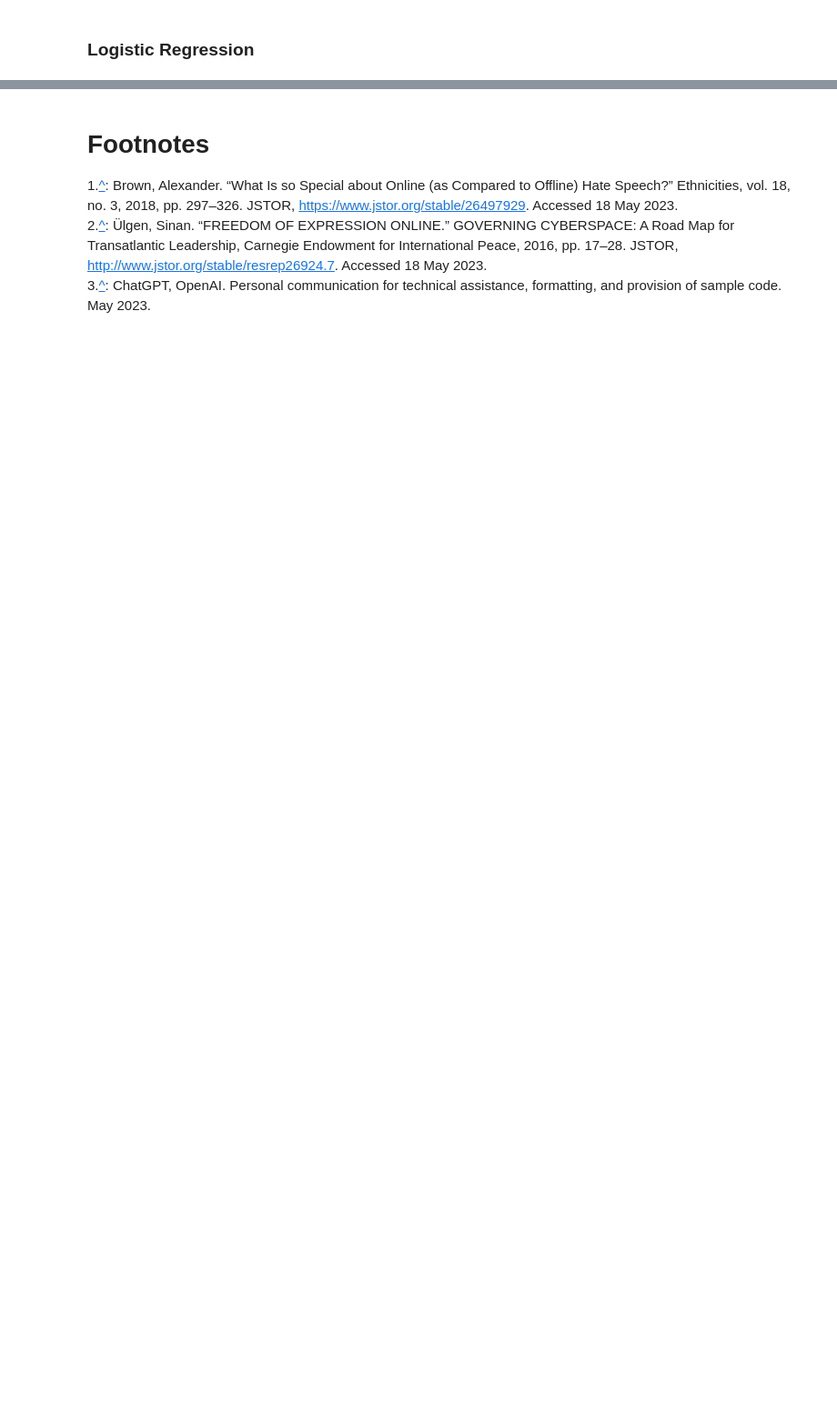
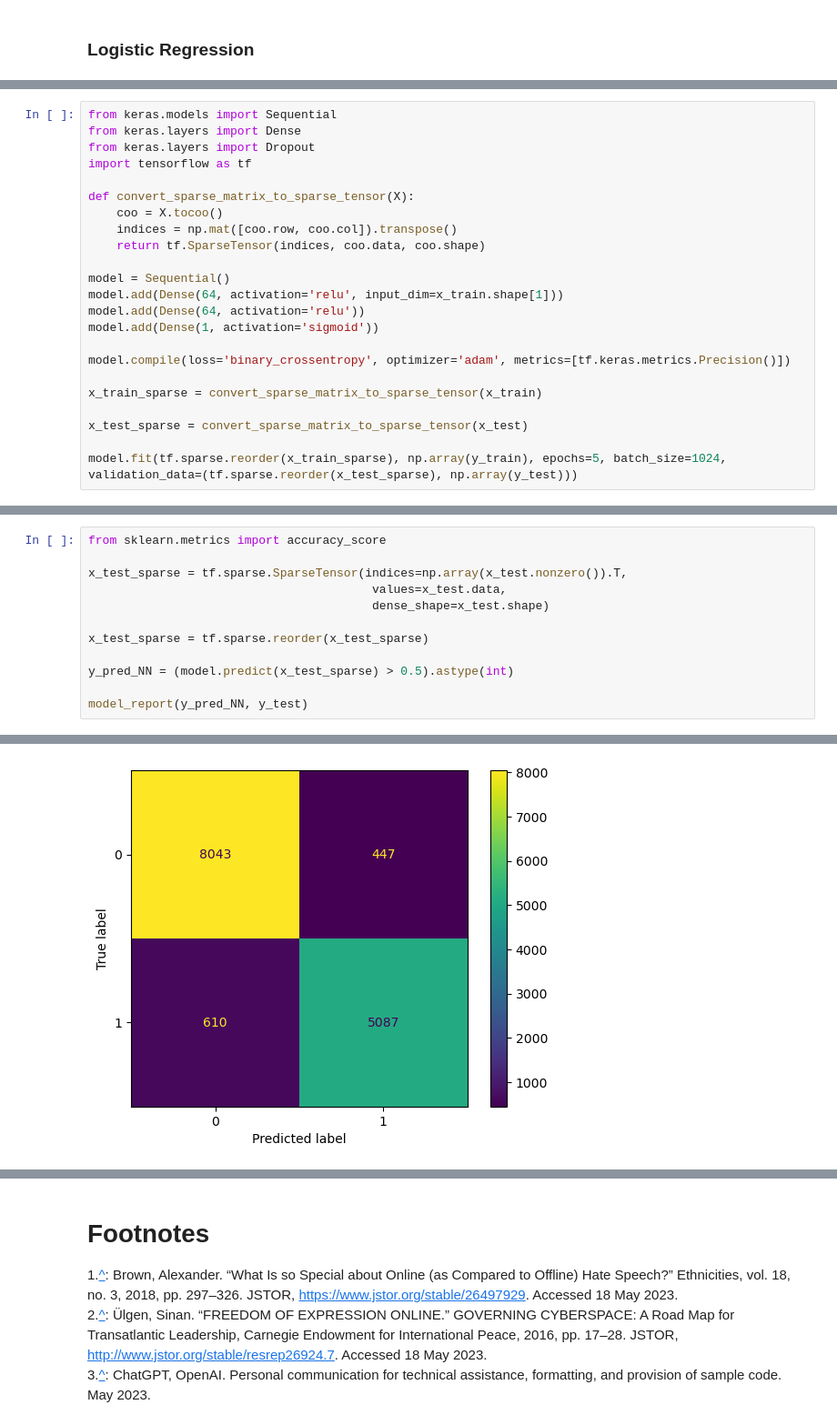
Before and after one commit to COGS118A/Group021-SP23, a Jupyter notebook: FinalProject_Group021-SP23.ipynb, the cells around one changed output, grey strips where cells are left out. Shown: that part at 91% size. Drawn from its saved outputs; the diff is of its cells as text; blank space fills up the shorter version.

```diff
--- a/FinalProject_Group021-SP23.ipynb
+++ b/FinalProject_Group021-SP23.ipynb
@@ -727,0 +535,23 @@ FILL here
+# %%
+from keras.models import Sequential
+from keras.layers import Dense
+from keras.layers import Dropout
+import tensorflow as tf
+
+def convert_sparse_matrix_to_sparse_tensor(X):
+    coo = X.tocoo()
+    indices = np.mat([coo.row, coo.col]).transpose()
+    return tf.SparseTensor(indices, coo.data, coo.shape)
+
+model = Sequential()
+model.add(Dense(64, activation='relu', input_dim=x_train.shape[1]))
+model.add(Dense(64, activation='relu'))
+model.add(Dense(1, activation='sigmoid'))
+
+model.compile(loss='binary_crossentropy', optimizer='adam', metrics=[tf.keras.metrics.Precision()])
+
+x_train_sparse = convert_sparse_matrix_to_sparse_tensor(x_train)
+
+x_test_sparse = convert_sparse_matrix_to_sparse_tensor(x_test)
+
+model.fit(tf.sparse.reorder(x_train_sparse), np.array(y_train), epochs=5, batch_size=1024, validation_data=(tf.sparse.reorder(x_test_sparse), np.array(y_test)))
@@ -727,0 +570,13 @@ FILL here
+# %%
+from sklearn.metrics import accuracy_score
+
+x_test_sparse = tf.sparse.SparseTensor(indices=np.array(x_test.nonzero()).T,
+                                        values=x_test.data,
+                                        dense_shape=x_test.shape)
+
+x_test_sparse = tf.sparse.reorder(x_test_sparse)
+
+y_pred_NN = (model.predict(x_test_sparse) > 0.5).astype(int)
+
+model_report(y_pred_NN, y_test)
+# %% [output]
@@ -727,0 +594 @@ FILL here
+[figure, added]
```
Also changed, not shown: parts of 45 cells of this notebook.
